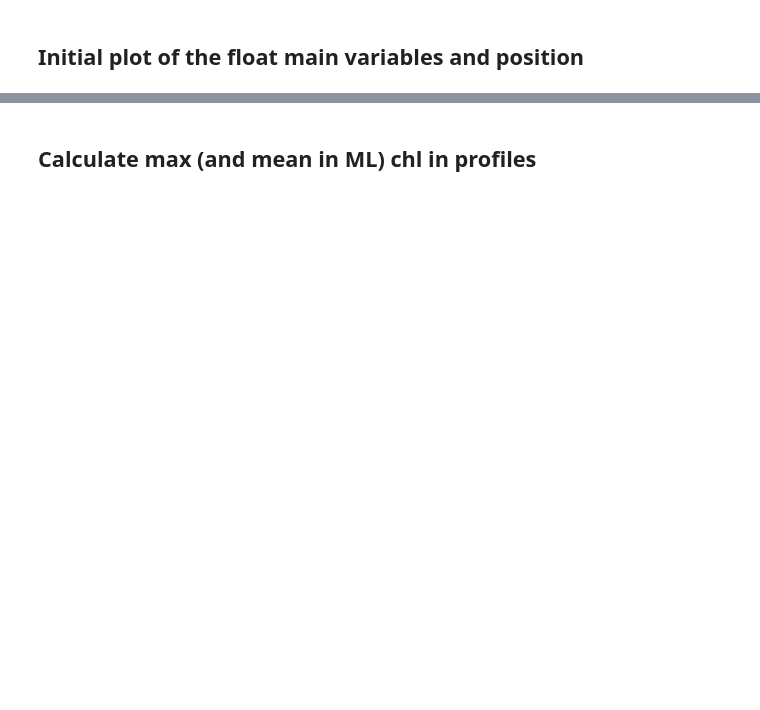
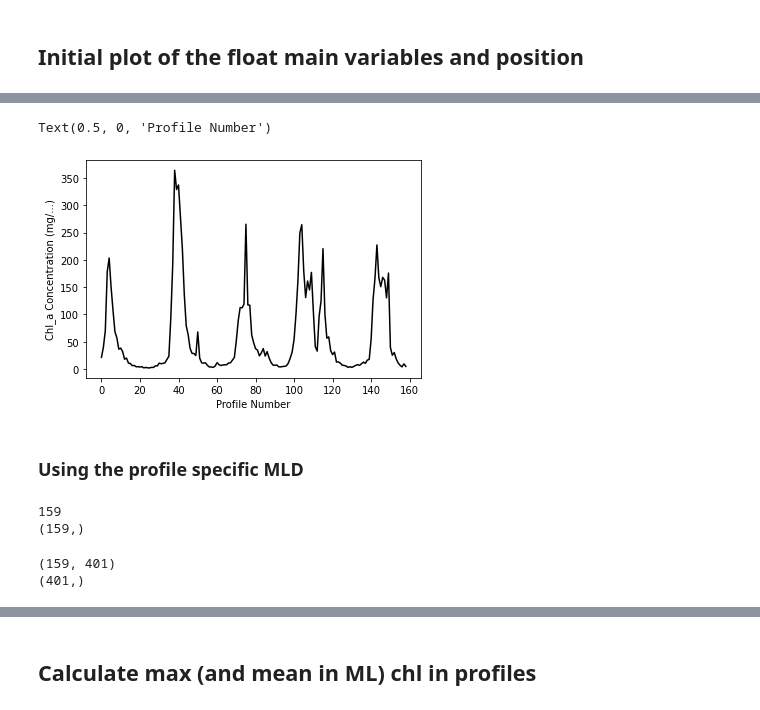
Before and after one commit to ClaraCDouglas/net_community_production, a Jupyter notebook: notebooks/FromBieito/UnderIceAnalysis.ipynb, the cells around one changed output, grey strips where cells are left out. Cells and saved outputs as stored; diff of their text form; code cells hidden in the pictures; blank space fills up the shorter version.

```diff
--- a/notebooks/FromBieito/UnderIceAnalysis.ipynb
+++ b/notebooks/FromBieito/UnderIceAnalysis.ipynb
@@ -75,0 +123,57 @@ FLOAT.plots_map_main_variables(studyarea, shows = True, saves = False,  ylim=  (
+# %%
+#Plot
+plt.figure()
+plt.plot(chl_intr_dMLD, c='black')
+plt.ylabel('Chl_a Concentration (mg/...)')
+plt.xlabel('Profile Number')
+# %% [output]
+Text(0.5, 0, 'Profile Number')
+[figure, added]
+# %% [markdown]
+### Using the profile specific MLD
+# %%
+H2=FLOAT.gr["mld"]
+nz= len(H2)
+print(nz)
+print(H2.shape)
+# %% [output]
+159
+(159,)
+# %%
+# using MLD calculated for each individual profile
+chl_T=chl_int.T # the interpolated chl from FLOAT.gr
+
+# calculate the vertically integrated data column inventory using the composite trapezoidal rule
+def integrate_wMLD(zi, data, start_depth, MLD):
+    #n_profs = len(data)
+    zi_start = abs(zi - start_depth).argmin() # find index of start depth
+    zi_end =  abs(zi - MLD).argmin() # find index of end depth
+    zi_struct = zi[zi_start : zi_end] # add +1 to get the 200m value
+    data = data[zi_start : zi_end] # add +1 to get the 200m value
+    col_inv = []
+    #for n in range(0, len(data)):
+    col_inv.append(np.trapz(data[:][~np.isnan(data[:])], zi_struct[:][~np.isnan(data[:])]))
+    return col_inv
+
+dint_chla = np.full( nz, np.nan )
+
+print(chl_T.shape)
+print(FLOAT.gr["depth"].shape)
+
+for i in range(nz): #nz = length H2 (mld array) = number of profiles
+    #print(i)
+    if np.isnan(H2[i]):
+        dint_chla[i] = np.nan # in float used to write code, there were some nan for MLD because of no salinity values recorded
+    else:
+        jh = np.where( FLOAT.gr["depth"]>= H2[i])[0][0] # gets the depth index for the maxmum mixed layer
+        #print(jh)
+        lowerlim=H2[jh]
+        data=chl_T[i,:]
+        #print(len(data))
+        #print(lowerlim)
+        dint_chla[i] = np.array(integrate_wMLD(zi, data, upperlim, lowerlim)) # integrate interpolated nitrate values between 0m-specificMLD
+
+#print(dint_chla)
+# %% [output]
+(159, 401)
+(401,)
```
Also changed, not shown: parts of 29 cells of this notebook, 3 other files.
